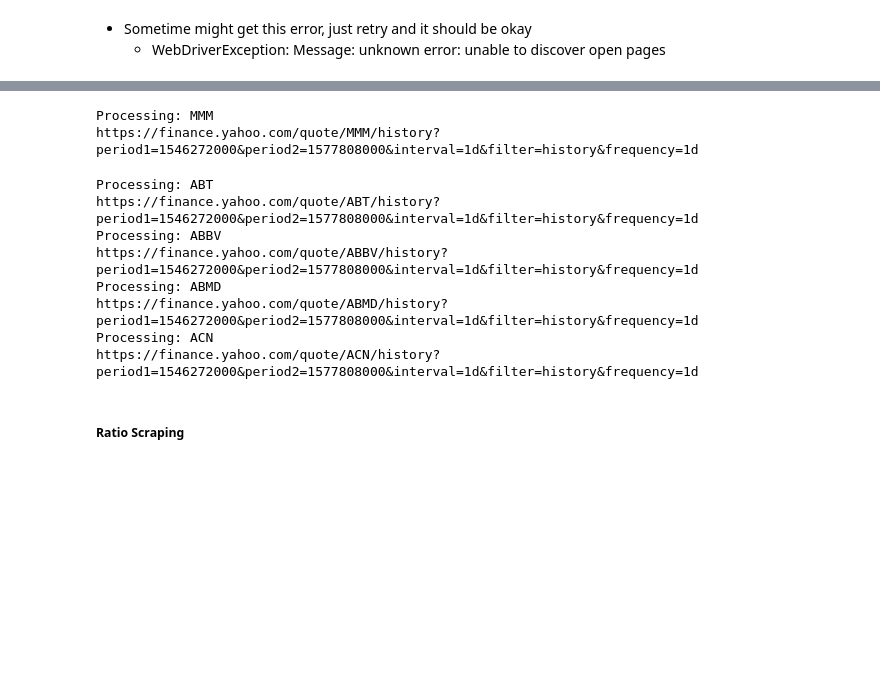
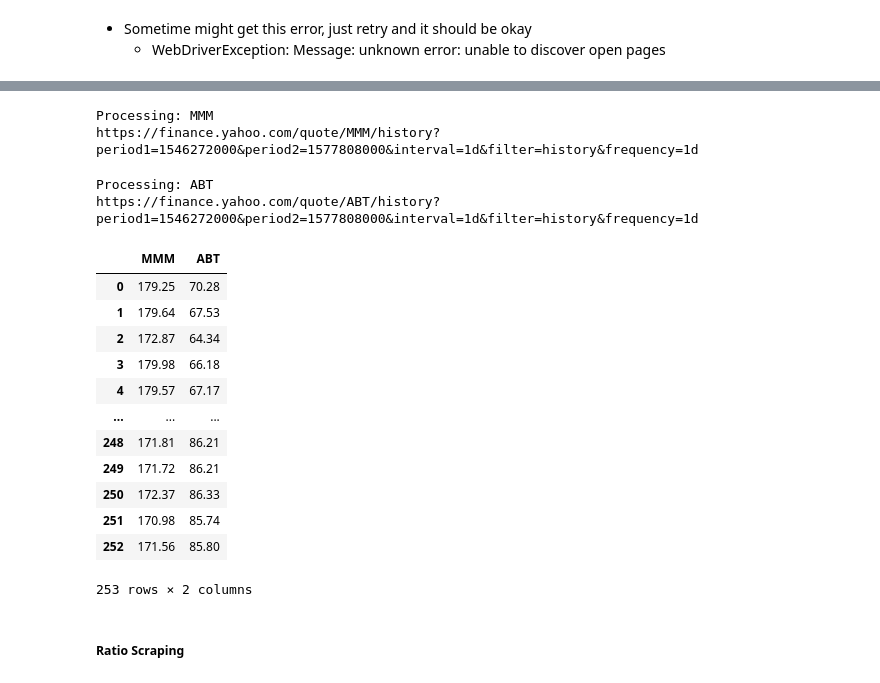
Before and after one commit to Sivalavida/Text-based-Industry-Classification, a Jupyter notebook: Scraper script.ipynb, the cells around one changed output, grey strips where cells are left out. Drawn from its saved outputs; the diff is of its cells as text; code cells hidden in the pictures; blank space fills up the shorter version.

```diff
--- a/Scraper script.ipynb
+++ b/Scraper script.ipynb
@@ -257,5 +298,5 @@ for filename in os.listdir(DOWNLOAD_FOLDER):
 # %%
-ticker_list = snp_ticker_df.Symbol.head(5)
+ticker_list = snp_ticker_df.Symbol.head(2)
 all_prices_dict = {}
 
 date1 = datetime.strptime('20190101', "%Y%m%d")
@@ -270,43 +311,51 @@ time_str2 = str(int(datetime.timestamp(date2)))
 options = webdriver.ChromeOptions()
 options.add_argument('--ignore-certificate-errors')
 options.add_argument('--headless')
 
-for ticker in ticker_list:
+for ticker in tqdm(ticker_list):
     print('Processing: %s' %ticker)
 
     url= 'https://finance.yahoo.com/quote/%s/history?' \
          'period1=%s&period2=%s&interval=1d&filter=history&frequency=1d' %(ticker, time_str1, time_str2)
     print(url)
 
     driver = webdriver.Chrome(chrome_options=options)
     driver.get(url)
 
     SCROLL_PAUSE_TIME = 0.5
 
     # getting scrollHeight using javascript dosent work for YahooFinance pg
     for _ in range(NUM_TIMES_TO_SCROLL):
         driver.execute_script("window.scrollTo(0, 100000);")
         time.sleep(SCROLL_PAUSE_TIME)
 
     items = driver.find_elements_by_xpath(
         '//*[@id="Col1-1-HistoricalDataTable-Proxy"]/section/div[2]/table/tbody/tr/td[6]/span')
-    prices = list(map(lambda x: x.text, items))
+    prices = reversed(list(map(lambda x: x.text, items)))
     all_prices_dict[ticker] = prices
     driver.close()
 
-all_prices_df2 = pd.DataFrame(all_prices_dict)
-all_prices_df2.to_csv('data_out/all_prices_df2.csv')
+ticker_price_df2 = pd.DataFrame(all_prices_dict)
+ticker_price_df2.to_csv('data_out/ticker_price_df2.csv')
+display(ticker_price_df2)
 # %% [output]
 Processing: MMM
 https://finance.yahoo.com/quote/MMM/history?period1=1546272000&period2=1577808000&interval=1d&filter=history&frequency=1d
 Processing: ABT
 https://finance.yahoo.com/quote/ABT/history?period1=1546272000&period2=1577808000&interval=1d&filter=history&frequency=1d
-Processing: ABBV
-https://finance.yahoo.com/quote/ABBV/history?period1=1546272000&period2=1577808000&interval=1d&filter=history&frequency=1d
-Processing: ABMD
-https://finance.yahoo.com/quote/ABMD/history?period1=1546272000&period2=1577808000&interval=1d&filter=history&frequency=1d
-Processing: ACN
-https://finance.yahoo.com/quote/ACN/history?period1=1546272000&period2=1577808000&interval=1d&filter=history&frequency=1d
+|  | MMM | ABT |
+| 0 | 179.25 | 70.28 |
+| 1 | 179.64 | 67.53 |
+| 2 | 172.87 | 64.34 |
+| 3 | 179.98 | 66.18 |
+| 4 | 179.57 | 67.17 |
+| ... | ... | ... |
+| 248 | 171.81 | 86.21 |
+| 249 | 171.72 | 86.21 |
+| 250 | 172.37 | 86.33 |
+| 251 | 170.98 | 85.74 |
+| 252 | 171.56 | 85.80 |
+253 rows × 2 columns
 # %% [markdown]
 ##### Ratio Scraping
 # %%
```
Also changed, not shown: parts of 42 cells of this notebook, 1 other file.
